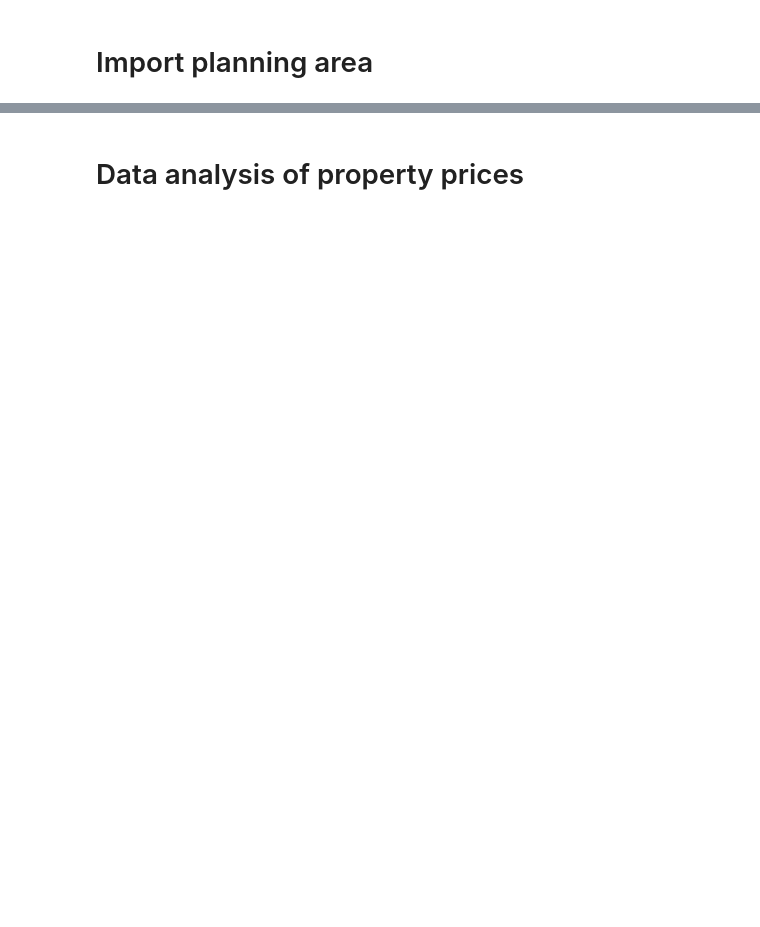
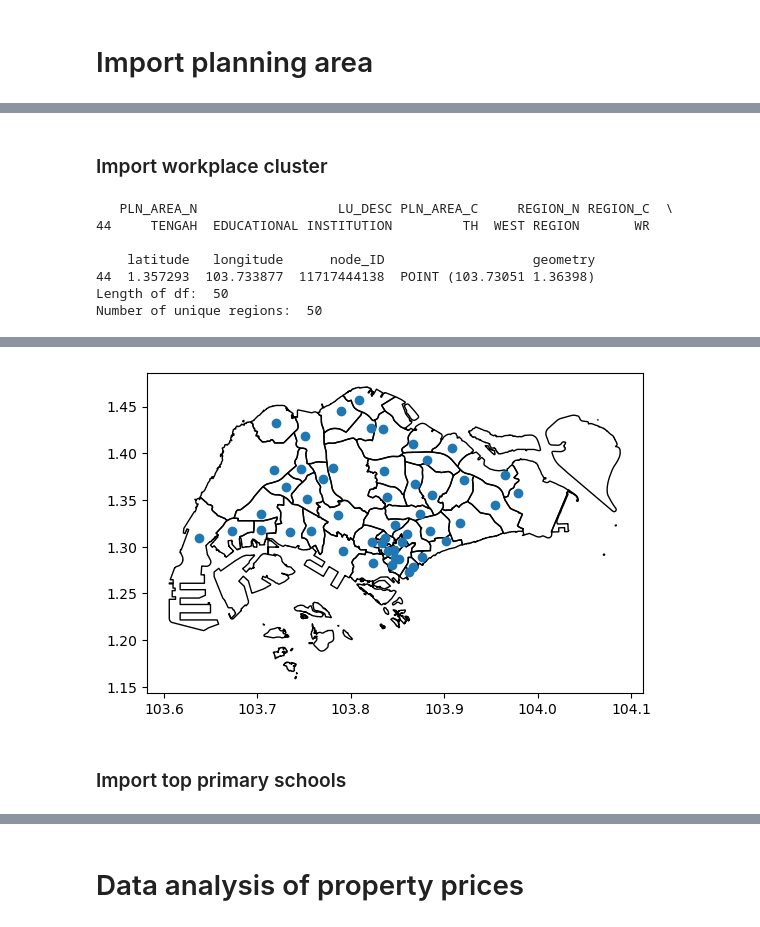
Before and after one commit to pakhuiying/property_prices_flood, a Jupyter notebook: property_prices_analysis.ipynb, the cells around one changed output, grey strips where cells are left out. Saved outputs shown, nothing was run; the diff lists cells and outputs as text; code cells hidden in the pictures; blank space fills up the shorter version.

Commit message:
added variables to determine accessibility to workplace and top primary schools

```diff
--- a/property_prices_analysis.ipynb
+++ b/property_prices_analysis.ipynb
@@ -34,0 +118,29 @@ planningArea_shp.head()
+# %% [markdown]
+### Import workplace cluster
+# %%
+workplace_cluster = gpd.read_file(r"Data\workplace_cluster_planningArea.shp")
+# replace latitude and longitude coordinates for the row that corresponds to the PLN_AREA_N "TENGAH"
+workplace_cluster.loc[workplace_cluster['PLN_AREA_N'] == 'TENGAH', ['latitude','longitude']] = [1.357293, 103.733877]
+workplace_cluster.loc[workplace_cluster['PLN_AREA_N'] == 'TENGAH', 'node_ID'] = ox.distance.nearest_nodes(G_car,X = 103.733877, Y = 1.357293)
+print(workplace_cluster[workplace_cluster['PLN_AREA_N'] == 'TENGAH'])
+# planningArea_shp = gpd.read_file(r"C:\Users\hypak\OneDrive - Singapore Management University\Documents\Data\SG_Masterplan\MasterPlan2019PlanningAreaBoundaryNoSea.geojson")
+workplace_cluster = workplace_cluster.sort_values(['REGION_N','PLN_AREA_N'])
+print("Length of df: ",len(workplace_cluster.index))
+print("Number of unique regions: ",len(workplace_cluster['PLN_AREA_C'].unique()))
+
+# sembawang has index 36 1.456735,103.809257, node_ID = 6673057834
+# update sembawang's coordinates and node_ID so that route can be found for car routing. Bus routing is not required as we are using OneMap API
+workplace_cluster.loc[36,["latitude","longitude"]] = [1.450397, 103.802968]
+workplace_cluster.loc[36,"node_ID"] = ox.nearest_nodes(G_car,X=workplace_cluster.loc[36,"longitude"],Y=workplace_cluster.loc[36,"latitude"])
+#
+ax = planningArea_shp.plot(fc="none",ec="k")
+workplace_cluster.plot(ax=ax)
+workplace_cluster.head()
+# %% [output]
+   PLN_AREA_N                  LU_DESC PLN_AREA_C     REGION_N REGION_C  \
+44     TENGAH  EDUCATIONAL INSTITUTION         TH  WEST REGION       WR
+
+    latitude   longitude      node_ID                   geometry
+44  1.357293  103.733877  11717444138  POINT (103.73051 1.36398)
+Length of df:  50
+Number of unique regions:  50
@@ -34,0 +153,3 @@ planningArea_shp.head()
+[figure, added]
+# %% [markdown]
+### Import top primary schools
```
Also changed, not shown: parts of 44 cells of this notebook, 4 other files.
